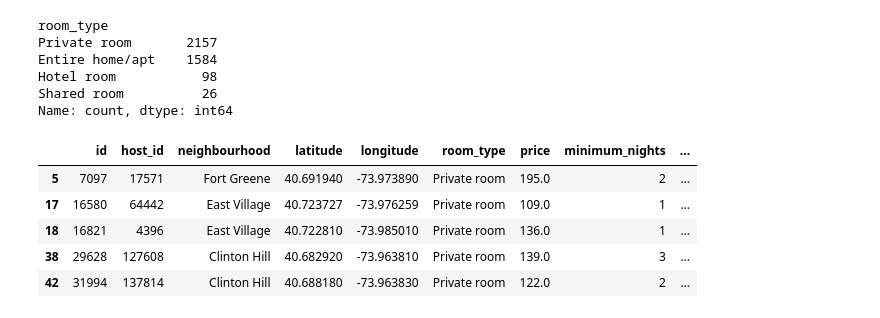
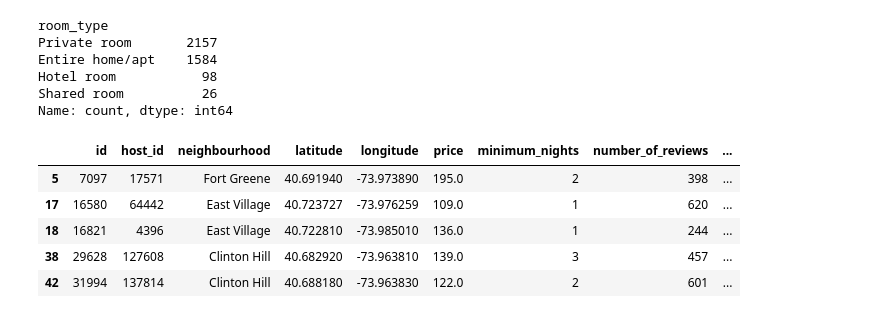
Before and after one commit to Laura-j-code/Listings-Project, a Jupyter notebook: Listings-jyp.ipynb, the cells around one changed output. Cells and saved outputs as stored; diff of their text form; code cells hidden in the pictures.

```diff
--- a/Listings-jyp.ipynb
+++ b/Listings-jyp.ipynb
@@ -268,13 +268,20 @@ Entire home/apt    1584
 Hotel room           98
 Shared room          26
 Name: count, dtype: int64
-# %%
-df_encoded = pd.get_dummies(df, columns=['neighbourhood_group'], drop_first=True)
-df_encoded.head()
-# %% [output]
-|  | id | host_id | neighbourhood | latitude | longitude | room_type | price | minimum_nights | ... |
-| 5 | 7097 | 17571 | Fort Greene | 40.691940 | -73.973890 | Private room | 195.0 | 2 | ... |
-| 17 | 16580 | 64442 | East Village | 40.723727 | -73.976259 | Private room | 109.0 | 1 | ... |
-| 18 | 16821 | 4396 | East Village | 40.722810 | -73.985010 | Private room | 136.0 | 1 | ... |
-| 38 | 29628 | 127608 | Clinton Hill | 40.682920 | -73.963810 | Private room | 139.0 | 3 | ... |
-| 42 | 31994 | 137814 | Clinton Hill | 40.688180 | -73.963830 | Private room | 122.0 | 2 | ... |
+# %%
+# There are a few categories in the neighbourhhod column and room_type
+
+from sklearn.preprocessing import LabelEncoder
+enc1= LabelEncoder()
+df['Neighbourhood_group_enc']= enc1.fit_transform(df['neighbourhood_group'])
+df.drop(columns=['neighbourhood_group'],inplace= True)
+df['room_type.enc']= enc1.fit_transform(df['room_type'])
+df.drop(columns=['room_type'],inplace=True)
+df.head()
+# %% [output]
+|  | id | host_id | neighbourhood | latitude | longitude | price | minimum_nights | number_of_reviews | ... |
+| 5 | 7097 | 17571 | Fort Greene | 40.691940 | -73.973890 | 195.0 | 2 | 398 | ... |
+| 17 | 16580 | 64442 | East Village | 40.723727 | -73.976259 | 109.0 | 1 | 620 | ... |
+| 18 | 16821 | 4396 | East Village | 40.722810 | -73.985010 | 136.0 | 1 | 244 | ... |
+| 38 | 29628 | 127608 | Clinton Hill | 40.682920 | -73.963810 | 139.0 | 3 | 457 | ... |
+| 42 | 31994 | 137814 | Clinton Hill | 40.688180 | -73.963830 | 122.0 | 2 | 601 | ... |
```
Also changed, not shown: parts of 7 cells of this notebook.
